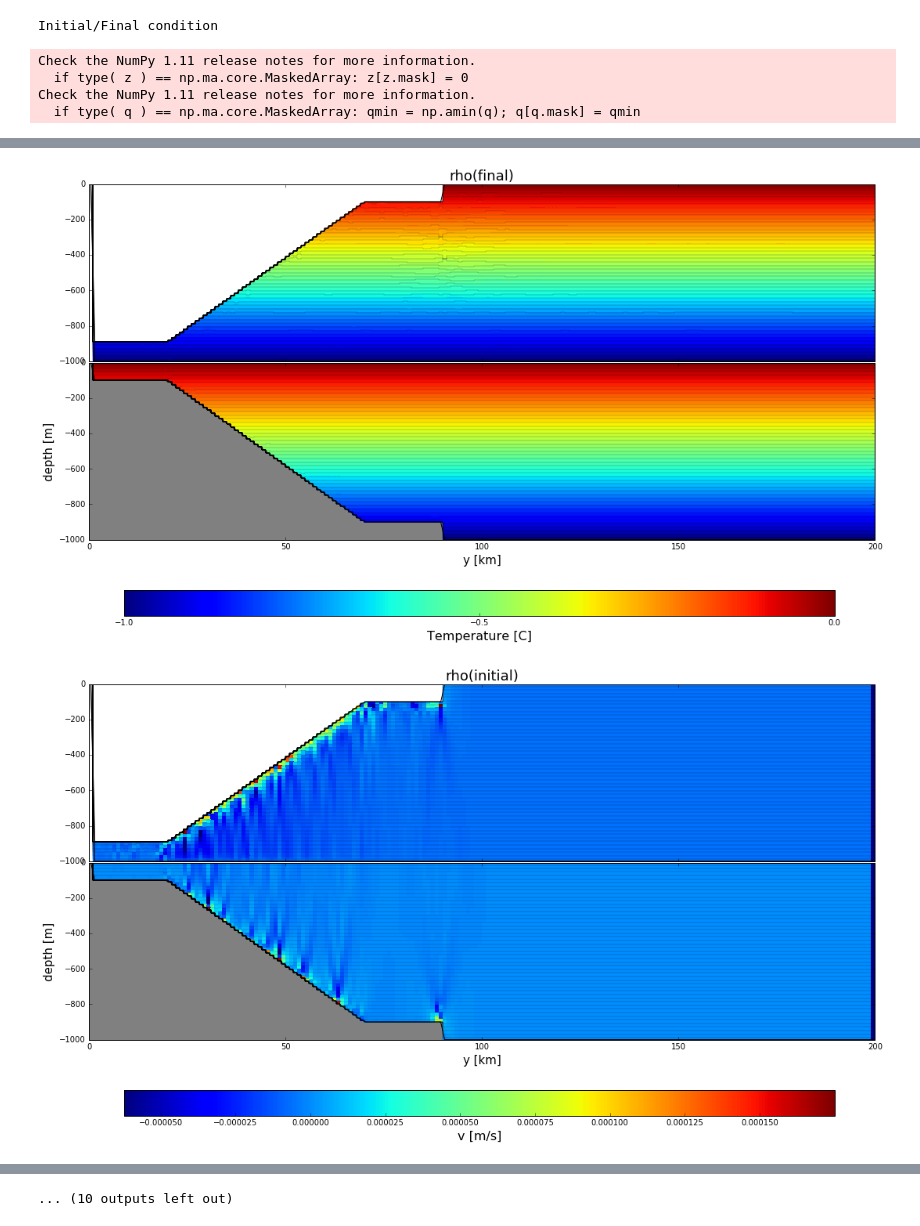
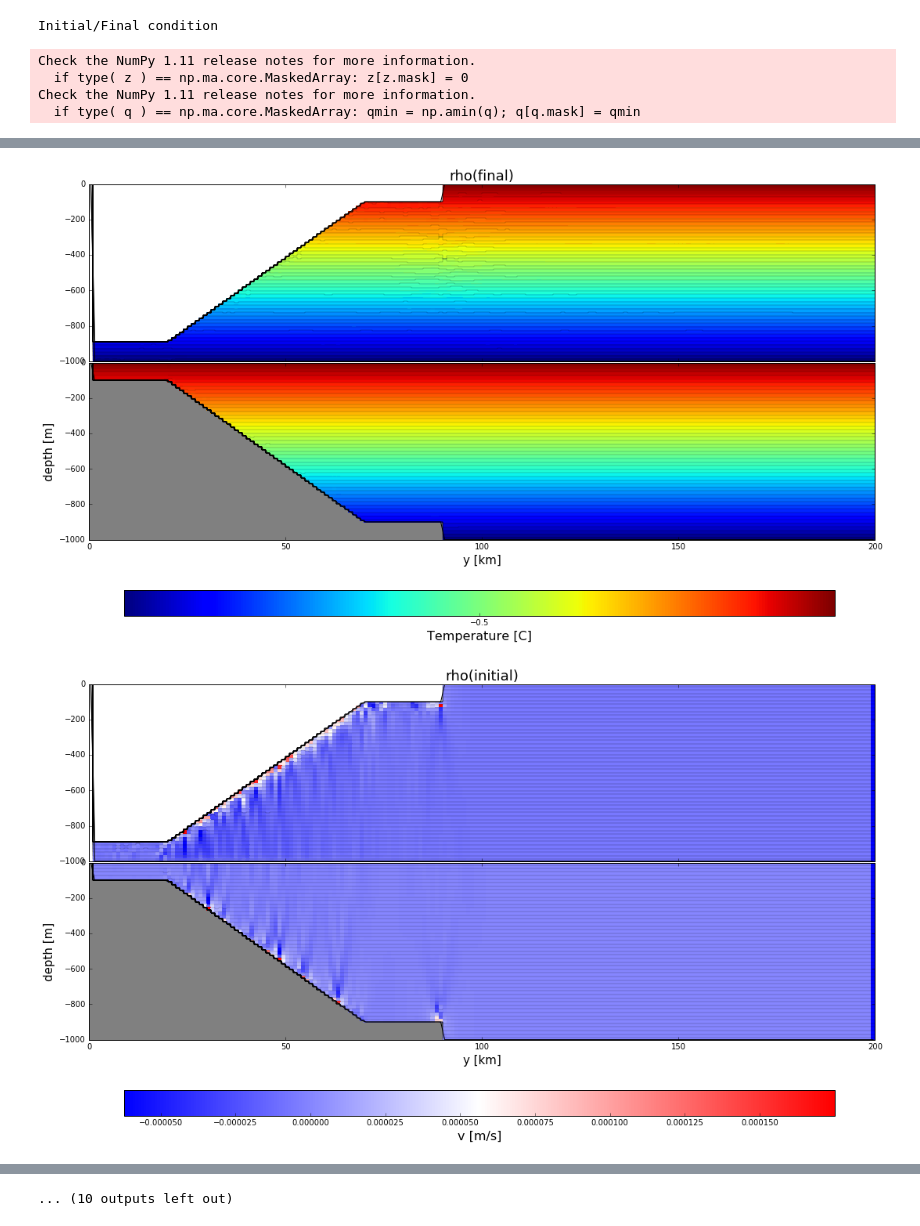
Before and after one commit to gustavo-marques/Outflow_Ice_Shelf, a Jupyter notebook: quiet.ipynb, the cells around one changed output, grey strips where cells are left out. Saved outputs shown, nothing was run; the diff lists cells and outputs as text; code cells hidden in the pictures.

```diff
--- a/quiet.ipynb
+++ b/quiet.ipynb
@@ -48,10 +48,10 @@ for n in range(len(coords)):
 
    # plot
    fig = plt.figure(figsize=(18,9))
-   ax1 = plt.subplot(211); cs1 = plot_section(ini_i, 0, xq, variable='Temp', eta='eta',set_clim=True)
+   ax1 = plt.subplot(211); cs1 = plot_section(ini_i, 0, xq, variable='Temp', eta='eta')
    plt.title(coords[n] + '(initial)', fontsize=18)
    plt.tick_params(axis='x',labelbottom='off')
-   ax2 = plt.subplot(212,axisbg='gray'); cs2 = plot_section(ini_o, 0, xq, variable='Temp', eta='eta',set_clim=True);
+   ax2 = plt.subplot(212,axisbg='gray'); cs2 = plot_section(ini_o, 0, xq, variable='Temp', eta='eta');
    plt.xlabel('y [km]',fontsize=15); plt.ylabel('depth [m]',fontsize=15)
    fig.subplots_adjust(bottom=0.2, hspace=0.01)
    cbar_ax = fig.add_axes([0.16, 0.05, 0.7, 0.05])
@@ -60,10 +60,10 @@ for n in range(len(coords)):
    #plt.show()
 
    fig = plt.figure(figsize=(18,9))
-   ax1 = plt.subplot(211); cs1 = plot_section(end_i, -1, xq, variable='temp', eta='e',yvar='yh',set_clim=True)
+   ax1 = plt.subplot(211); cs1 = plot_section(end_i, -1, xq, variable='temp', eta='e',yvar='yh')
    plt.title(coords[n] + '(final)', fontsize=18)
    plt.tick_params(axis='x',labelbottom='off')
-   ax2 = plt.subplot(212,axisbg='gray'); cs2 = plot_section(end_o, -1, xq, variable='temp',set_clim=True, eta='e',yvar='yh');
+   ax2 = plt.subplot(212,axisbg='gray'); cs2 = plot_section(end_o, -1, xq, variable='temp', eta='e',yvar='yh');
    plt.xlabel('y [km]',fontsize=15); plt.ylabel('depth [m]',fontsize=15)
    fig.subplots_adjust(bottom=0.2, hspace=0.01)
    cbar_ax = fig.add_axes([0.16, 0.05, 0.7, 0.05])
@@ -73,10 +73,10 @@ for n in range(len(coords)):
 
    # vel
    fig = plt.figure(figsize=(18,9))
-   ax1 = plt.subplot(211); cs1 = plot_section(end_i, 0, xq, variable='v', eta='e',yvar='yh')
+   ax1 = plt.subplot(211); cs1 = plot_section(end_i, 0, xq, variable='v', eta='e',yvar='yh',clim=(-1e-3,1e-3), cmap=plt.cm.bwr)
    plt.title(coords[n] + '(initial)', fontsize=18)
    plt.tick_params(axis='x',labelbottom='off')
-   ax2 = plt.subplot(212,axisbg='gray'); cs2 = plot_section(end_o, 0, xq, variable='v', eta='e',yvar='yh');
+   ax2 = plt.subplot(212,axisbg='gray'); cs2 = plot_section(end_o, 0, xq, variable='v', eta='e',yvar='yh', clim=(-1e-3,1e-3), cmap=plt.cm.bwr);
    plt.xlabel('y [km]',fontsize=15); plt.ylabel('depth [m]',fontsize=15)
    fig.subplots_adjust(bottom=0.2, hspace=0.01)
    cbar_ax = fig.add_axes([0.16, 0.05, 0.7, 0.05])
@@ -84,10 +84,10 @@ for n in range(len(coords)):
    cbar.set_label(r'v [m/s]', fontsize=16)
 
    fig = plt.figure(figsize=(18,9))
-   ax1 = plt.subplot(211); cs1 = plot_section(end_i, -1, xq, variable='v', eta='e',yvar='yh')
+   ax1 = plt.subplot(211); cs1 = plot_section(end_i, -1, xq, variable='v', eta='e',yvar='yh', clim=(-1e-3,1e-3), cmap=plt.cm.bwr)
    plt.title(coords[n] + '(final)', fontsize=18)
    plt.tick_params(axis='x',labelbottom='off')
-   ax2 = plt.subplot(212,axisbg='gray'); cs2 = plot_section(end_o, -1, xq, variable='v', eta='e',yvar='yh');
+   ax2 = plt.subplot(212,axisbg='gray'); cs2 = plot_section(end_o, -1, xq, variable='v', eta='e',yvar='yh', clim=(-1e-3,1e-3), cmap=plt.cm.bwr);
    plt.xlabel('y [km]',fontsize=15); plt.ylabel('depth [m]',fontsize=15)
    fig.subplots_adjust(bottom=0.2, hspace=0.01)
    cbar_ax = fig.add_axes([0.16, 0.05, 0.7, 0.05])
@@ -131,3 +131,3 @@ Check the NumPy 1.11 release notes for more information.
 [figure]
-[figure, old version]
+[figure, new version]
-[figure, old version]
+[figure, new version]
```
Also changed, not shown: parts of 1 cell of this notebook.
